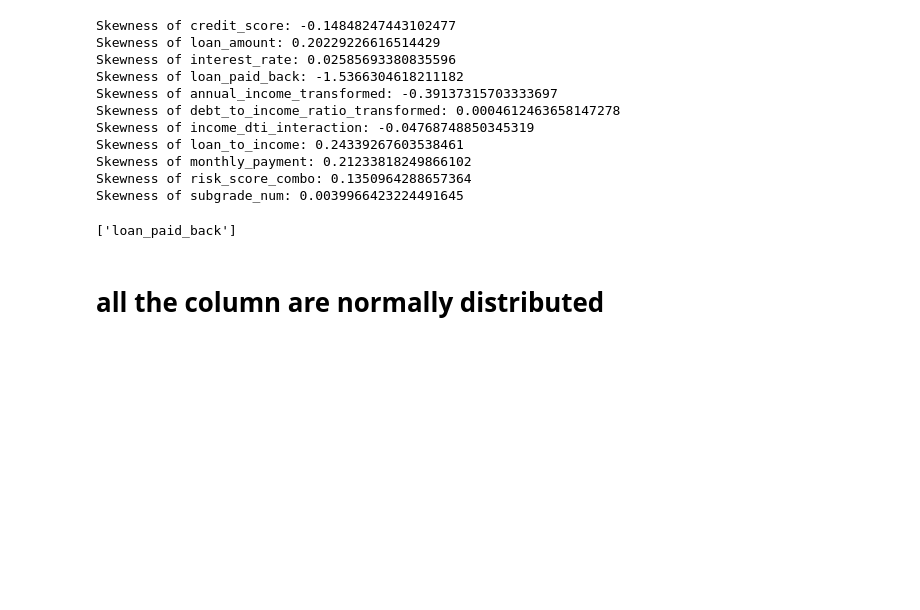
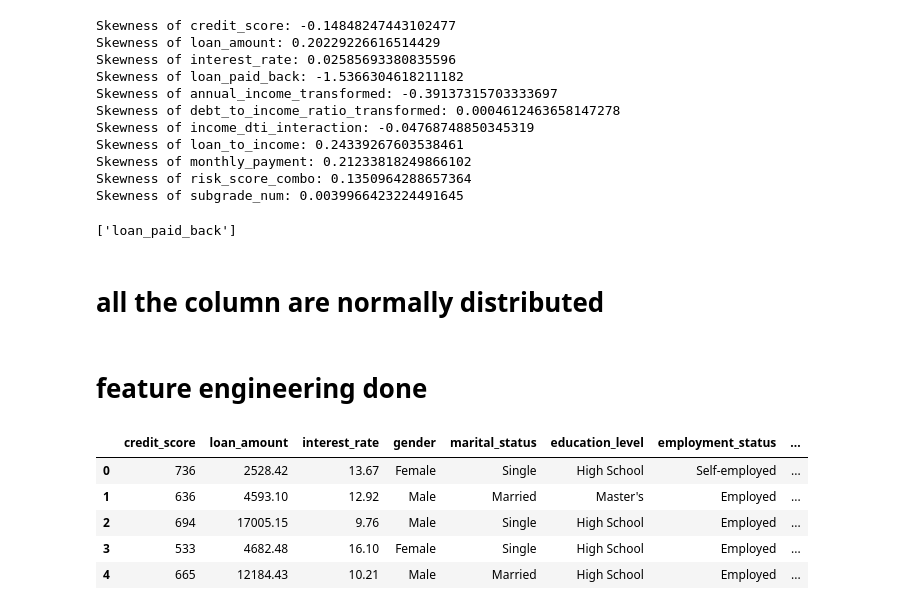
Before and after one commit to kokilagaurav/Loan_payback_predictiing_system, a Jupyter notebook: notebook.ipynb, the cells around one changed output. Cells and saved outputs as stored; diff of their text form; code cells hidden in the pictures; blank space fills up the shorter version.

Commit message:
feature transformation done

```diff
--- a/notebook.ipynb
+++ b/notebook.ipynb
@@ -257,5 +257,16 @@ df['employed_high_income'] = (df['employment_status'] == 'Employed') & (df['annu
 test_df['employed_high_income'] = (test_df['employment_status'] == 'Employed') & (test_df['annual_income_transformed'] > median_income)
 
 # Loan size × credit grade
-df['large_loan_low_grade'] = (df['loan_amount'] > loan_amount_75pct) & (df['subgrade_num'] > 4)
-test_df['large_loan_low_grade'] = (test_df['loan_amount'] > loan_amount_75pct) & (test_df['subgrade_num'] > 4)
+df['large_loan_low_grade'] = (df['loan_amount'] > loan_amount_75pct) & (df['subgrade_num'] > 4).astype(int)
+test_df['large_loan_low_grade'] = (test_df['loan_amount'] > loan_amount_75pct) & (test_df['subgrade_num'] > 4).astype(int)
+# %% [markdown]
+# feature engineering done
+# %%
+df.head()
+# %% [output]
+|  | credit_score | loan_amount | interest_rate | gender | marital_status | education_level | employment_status | ... |
+| 0 | 736 | 2528.42 | 13.67 | Female | Single | High School | Self-employed | ... |
+| 1 | 636 | 4593.10 | 12.92 | Male | Married | Master's | Employed | ... |
+| 2 | 694 | 17005.15 | 9.76 | Male | Single | High School | Employed | ... |
+| 3 | 533 | 4682.48 | 16.10 | Female | Single | High School | Employed | ... |
+| 4 | 665 | 12184.43 | 10.21 | Male | Married | High School | Employed | ... |
```
Also changed, not shown: parts of 9 cells of this notebook.
